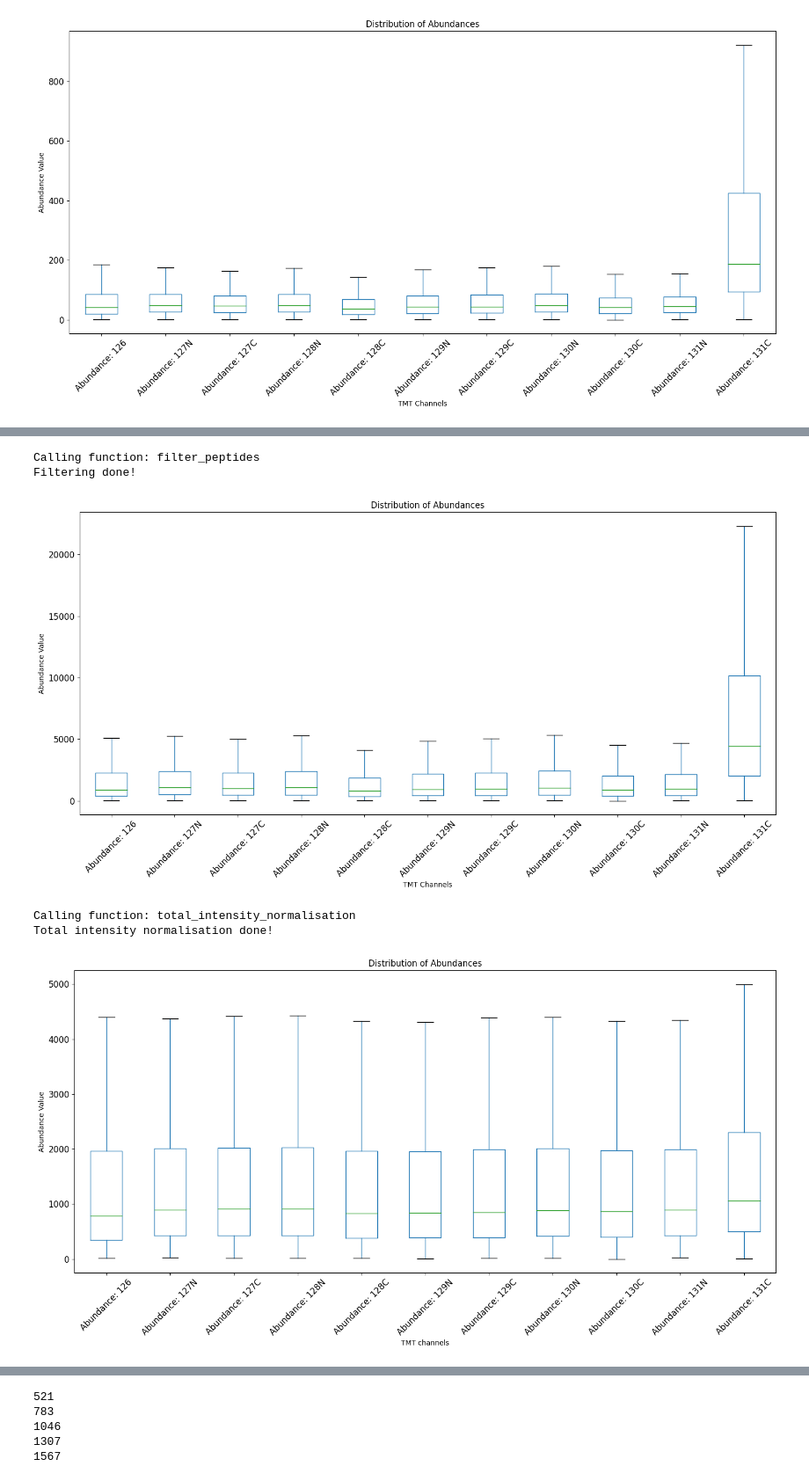
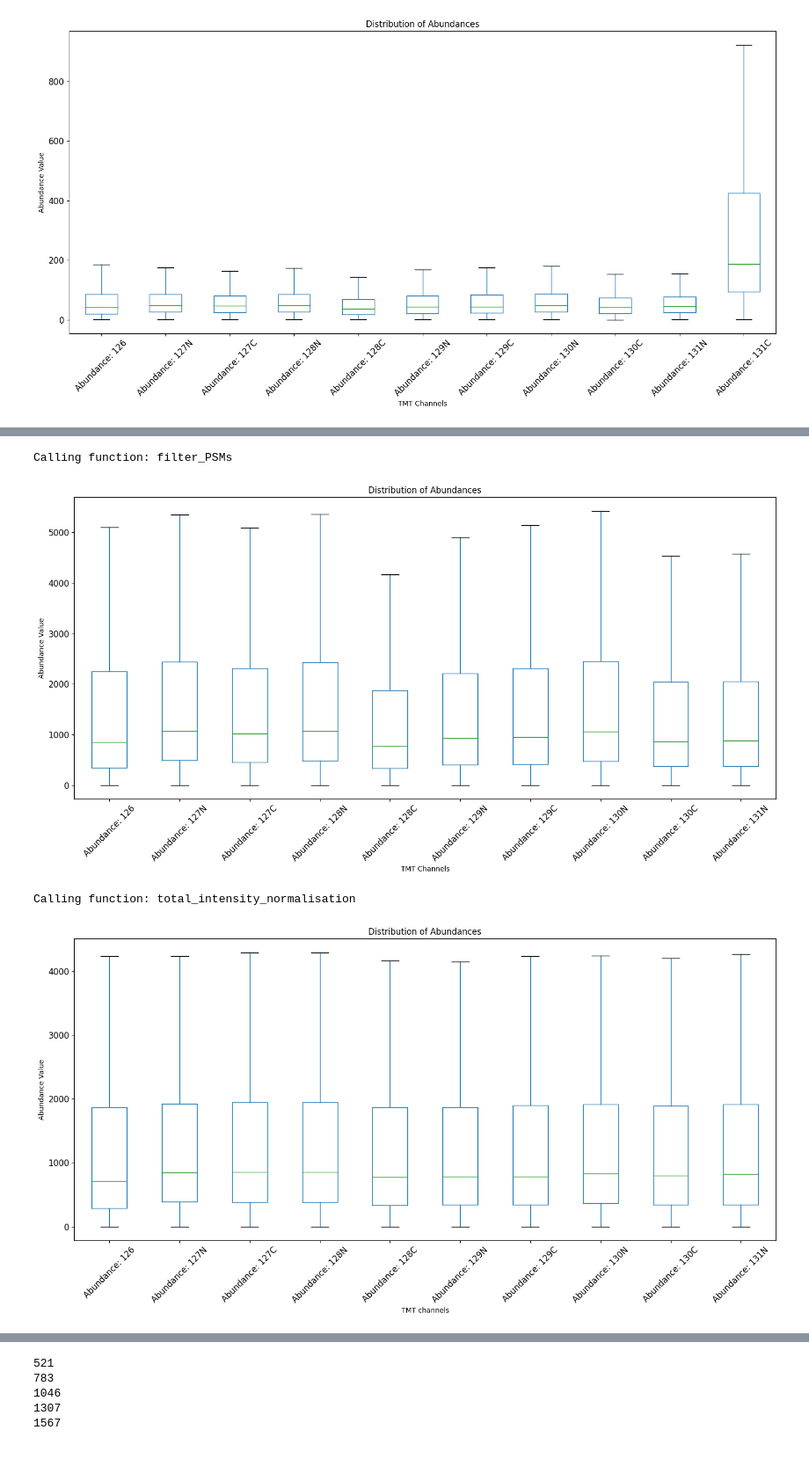
Before and after one commit to science64/DynaTMT-py-SB, a Jupyter notebook: mePROD LMM template.ipynb, the cells around one changed output, grey strips where cells are left out. Shown at 88% size. Cells and saved outputs as stored; diff of their text form; code cells hidden in the pictures; blank space fills up the shorter version.

```diff
--- a/mePROD LMM template.ipynb
+++ b/mePROD LMM template.ipynb
@@ -53,3 +59,27 @@ plt.tight_layout()
 plt.show()
 # %% [output]
 [figure]
+# %%
+# if you want to remove your booster
+# In my experiment it is last channel 'Abundance: 131C' you need to find your column to remove it.
+
+boster_removed = psms.drop('Abundance: 131C', axis = True)
+
+# after booster is removed!
+
+channels = [col for col in boster_removed.columns
+            if 'abundance' in col.lower() and 'normaliz' not in col.lower()]
+
+abundance_df = boster_removed[channels]
+
+# Displaying the first few rows of the extracted abundance columns
+abundance_df.head()
+
+# Plotting the abundance columns using a boxplot
+plt.figure(figsize=(15, 8))
+abundance_df.boxplot(grid=False, vert=True, fontsize=12, rot=45, showfliers=False)
+plt.title("Distribution of Abundances")
+plt.ylabel("Abundance Value")
+plt.xlabel("TMT Channels")
+plt.tight_layout()
+plt.show()
@@ -56,13 +88,15 @@ plt.show()
 # %%
-# initiate your date here with PD_input class, if your data name is 'psms'
+# initiate your date here with PD_input class, if your data name is 'boster_removed'
 
-process = mePROD.PD_input(psms)
+process = mePROD.PD_input(boster_removed)
 
 # IT adjusment,
-IT_adjusted = process.IT_adjustment(psms)
+IT_adjusted = process.IT_adjustment(boster_removed)
 
-abundance_columns = [col for col in IT_adjusted.columns if 'Abundance:' in col]
-abundance_df = IT_adjusted[abundance_columns]
+channels = [col for col in IT_adjusted.columns
+            if 'abundance' in col.lower() and 'normaliz' not in col.lower()]
+
+abundance_df = IT_adjusted[channels]
 
 # Displaying the first few rows of the extracted abundance columns
 abundance_df.head()
@@ -87,8 +120,10 @@ IT adjustment done!
 
 filter_data = process.filter_PSMs(IT_adjusted) # if you have PSMs file input
 
-abundance_columns = [col for col in filter_data.columns if 'Abundance:' in col]
-abundance_df = filter_data[abundance_columns]
+channels = [col for col in filter_data.columns
+            if 'abundance' in col.lower() and 'normaliz' not in col.lower()]
+
+abundance_df = filter_data[channels]
 
 # Displaying the first few rows of the extracted abundance columns
 abundance_df.head()
@@ -102,31 +137,31 @@ plt.xlabel("TMT Channels")
 plt.tight_layout()
 plt.show()
 # %% [output]
-Calling function: filter_peptides
-Filtering done!
+Calling function: filter_PSMs
-[figure, old version]
+[figure, new version]
 # %%
 # for total intenstiy normalization
 sumNorm = process.total_intensity_normalisation(filter_data)
 
-abundance_columns = [col for col in sumNorm.columns if 'Abundance:' in col]
-abundance_df = sumNorm[abundance_columns]
+channels = [col for col in sumNorm.columns
+            if 'abundance' in col.lower() and 'normaliz' not in col.lower()]
+
+abundance_df = sumNorm[channels]
 
 # Displaying the first few rows of the extracted abundance columns
 abundance_df.head()
 
 # Plotting the abundance columns using a boxplot
 plt.figure(figsize=(15, 8))
 abundance_df.boxplot(grid=False, vert=True, fontsize=12, rot=45, showfliers=False)
 plt.title("Distribution of Abundances")
 plt.ylabel("Abundance Value")
 plt.xlabel("TMT channels")
 plt.tight_layout()
 plt.show()
 # %% [output]
 Calling function: total_intensity_normalisation
-Total intensity normalisation done!
-[figure, old version]
+[figure, new version]
 # %%
 # for Median intenstiy normalization
 medianNorm = process.Median_normalisation(filter_data)
```
Also changed, not shown: parts of 15 cells of this notebook, 4 other files.
